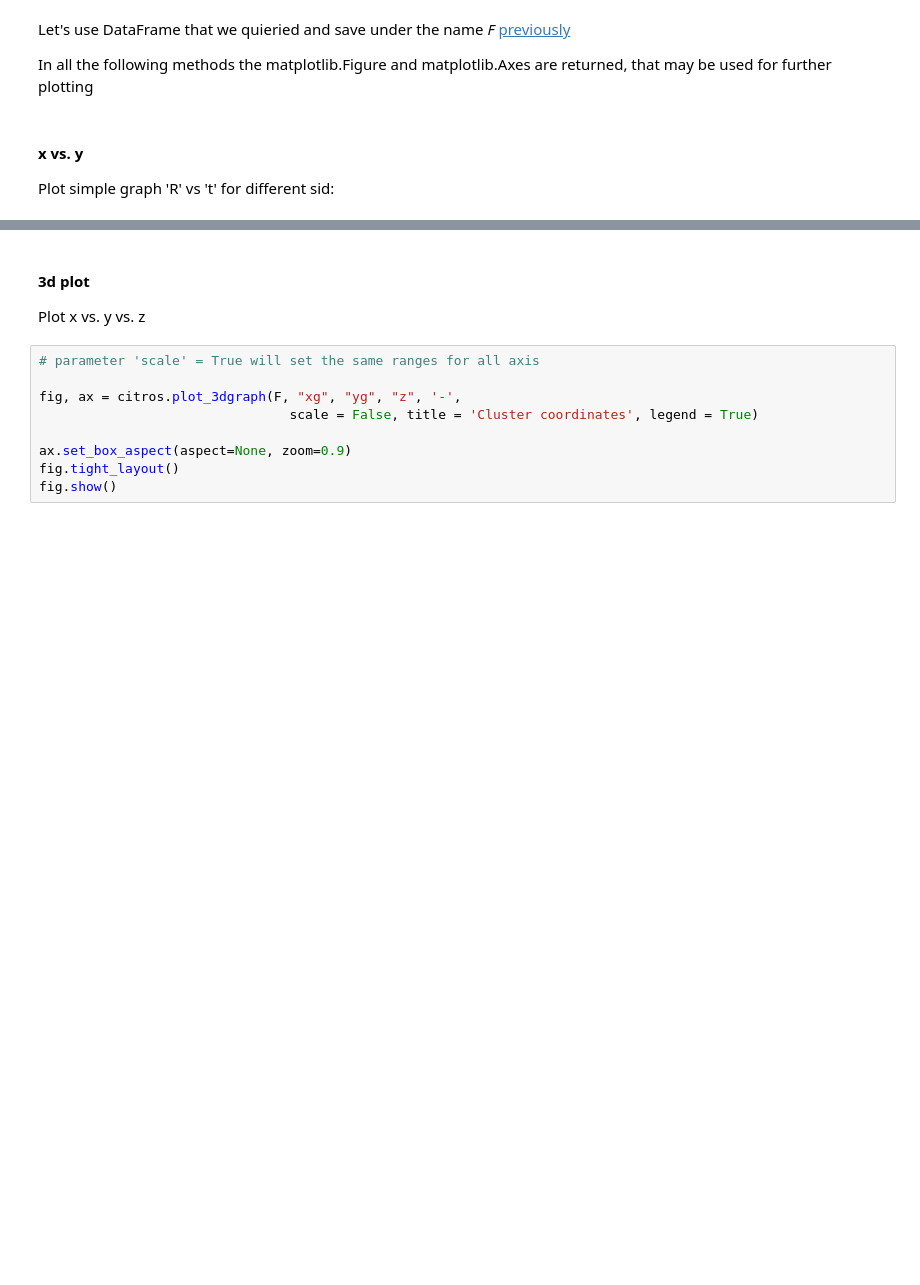
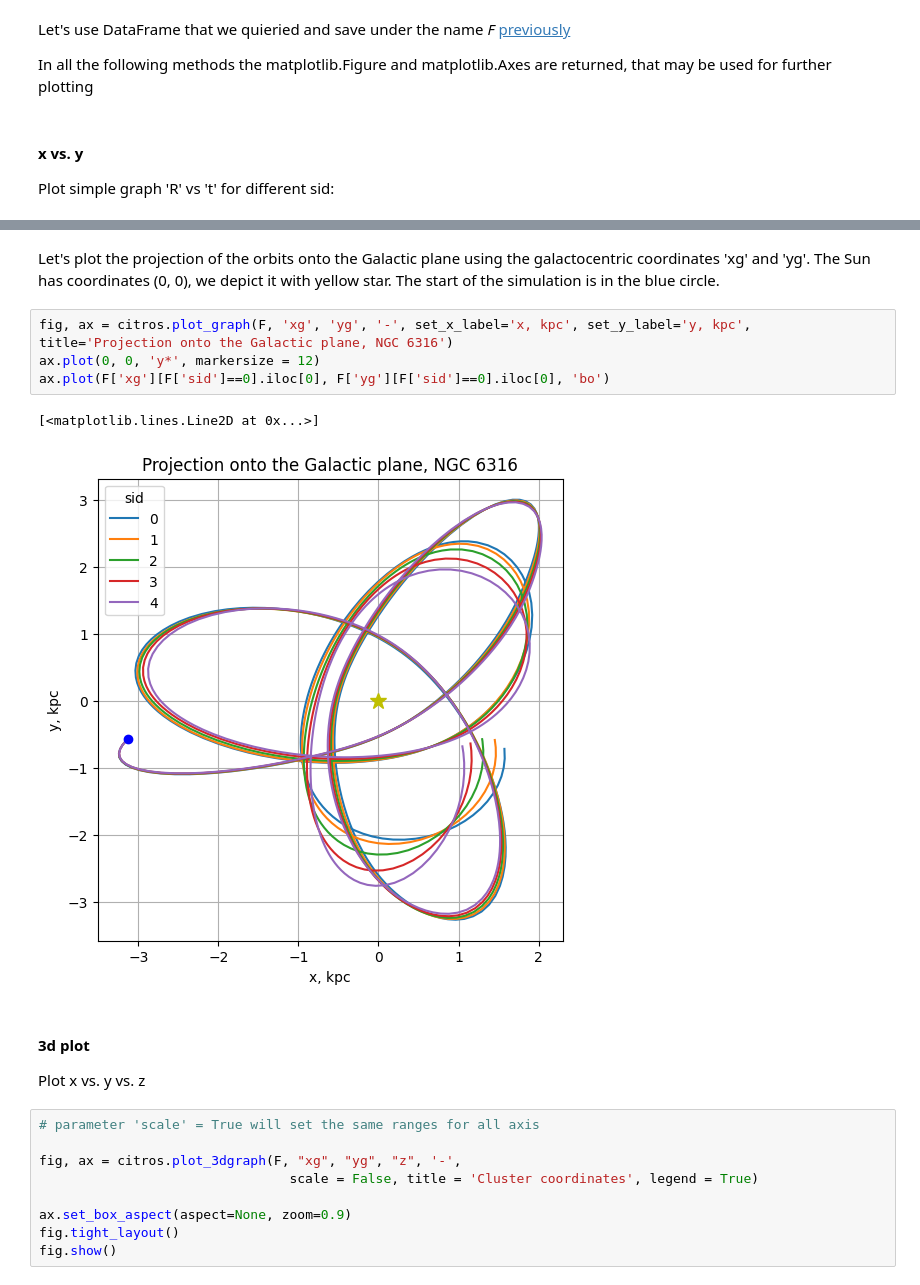
Before and after one commit to citros-garden/gal_orbits, a Jupyter notebook: citros_template/notebooks/Part 1. Data access.ipynb, the cells around one changed output, grey strips where cells are left out. Cells and saved outputs as stored; diff of their text form; blank space fills up the shorter version.

Commit message:
docs(citros_template/notebooks): notebook update

```diff
--- a/citros_template/notebooks/Part 1. Data access.ipynb
+++ b/citros_template/notebooks/Part 1. Data access.ipynb
@@ -516,3 +1003,12 @@ fig, ax = citros.plot_graph(F, 't', 'R', '-')
+# %% [markdown]
+Let's plot the projection of the orbits onto the Galactic plane using the galactocentric coordinates 'xg' and 'yg'. The Sun has coordinates (0, 0), we depict it with yellow star. The start of the simulation is in the blue circle.
+# %%
+fig, ax = citros.plot_graph(F, 'xg', 'yg', '-', set_x_label='x, kpc', set_y_label='y, kpc', title='Projection onto the Galactic plane, NGC 6316')
+ax.plot(0, 0, 'y*', markersize = 12)
+ax.plot(F['xg'][F['sid']==0].iloc[0], F['yg'][F['sid']==0].iloc[0], 'bo')
+# %% [output]
+[<matplotlib.lines.Line2D at 0x...>]
+[figure, added]
 # %% [markdown]
 #### 3d plot
 
```
Also changed, not shown: parts of 54 cells of this notebook, 3 other files.
